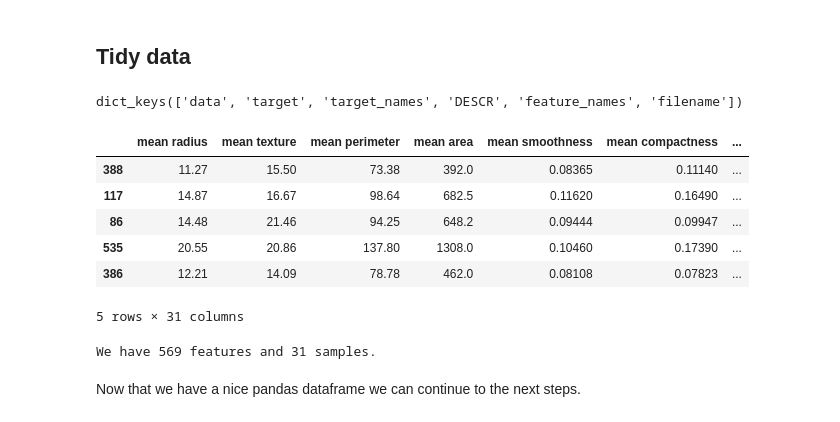
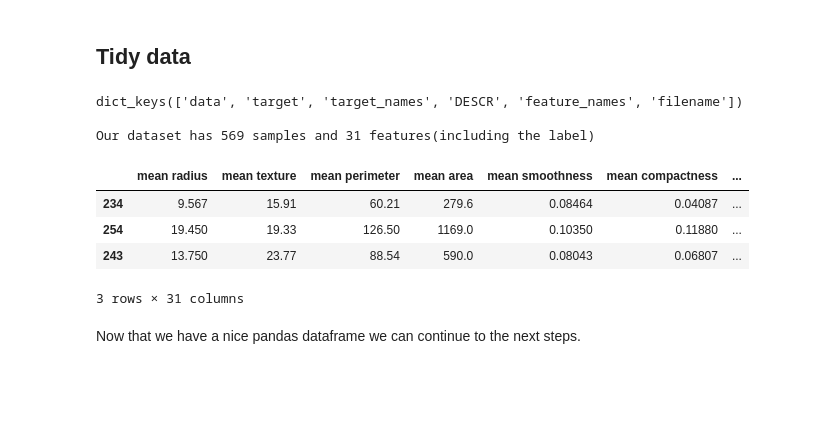
Before and after one commit to rlleshi/MachineLearning, a Jupyter notebook: Disease Predictor/Disease classification.ipynb, the cells around one changed output. Drawn from its saved outputs; the diff is of its cells as text; code cells hidden in the pictures; blank space fills up the shorter version.

```diff
--- a/Disease Predictor/Disease classification.ipynb
+++ b/Disease Predictor/Disease classification.ipynb
@@ -61,32 +61,30 @@ Typically we have these five stages
 # %%
 features = load_breast_cancer()
 
-# Lets see what this dictionary offers us
-print(features.keys())
+# Lets see what the dataset offers us
+print(features.keys(), '\n')
 
 # Temporarily save the labels
 classes = features['target']
 
 # Transform them to pandas dataframe
 features = pd.DataFrame(data=features['data'], columns=features['feature_names'])
 
 # Add the labels
 features['class'] = classes
 
-features.sample(5)
+print("Our dataset has {} samples and {} features(including the label)".format(*features.shape))
+
+features.sample(3)
 # %% [output]
 dict_keys(['data', 'target', 'target_names', 'DESCR', 'feature_names', 'filename'])
+
+Our dataset has 569 samples and 31 features(including the label)
 |  | mean radius | mean texture | mean perimeter | mean area | mean smoothness | mean compactness | ... |
-| 388 | 11.27 | 15.50 | 73.38 | 392.0 | 0.08365 | 0.11140 | ... |
-| 117 | 14.87 | 16.67 | 98.64 | 682.5 | 0.11620 | 0.16490 | ... |
-| 86 | 14.48 | 21.46 | 94.25 | 648.2 | 0.09444 | 0.09947 | ... |
-| 535 | 20.55 | 20.86 | 137.80 | 1308.0 | 0.10460 | 0.17390 | ... |
-| 386 | 12.21 | 14.09 | 78.78 | 462.0 | 0.08108 | 0.07823 | ... |
+| 234 | 9.567 | 15.91 | 60.21 | 279.6 | 0.08464 | 0.04087 | ... |
+| 254 | 19.450 | 19.33 | 126.50 | 1169.0 | 0.10350 | 0.11880 | ... |
+| 243 | 13.750 | 23.77 | 88.54 | 590.0 | 0.08043 | 0.06807 | ... |
-5 rows × 31 columns
+3 rows × 31 columns
-# %%
-print("We have {} features and {} samples.".format(*features.shape))
-# %% [output]
-We have 569 features and 31 samples.
 # %% [markdown]
 Now that we have a nice pandas dataframe we can continue to the next steps.
 # %% [markdown]
```
Also changed, not shown: parts of 18 cells of this notebook.
